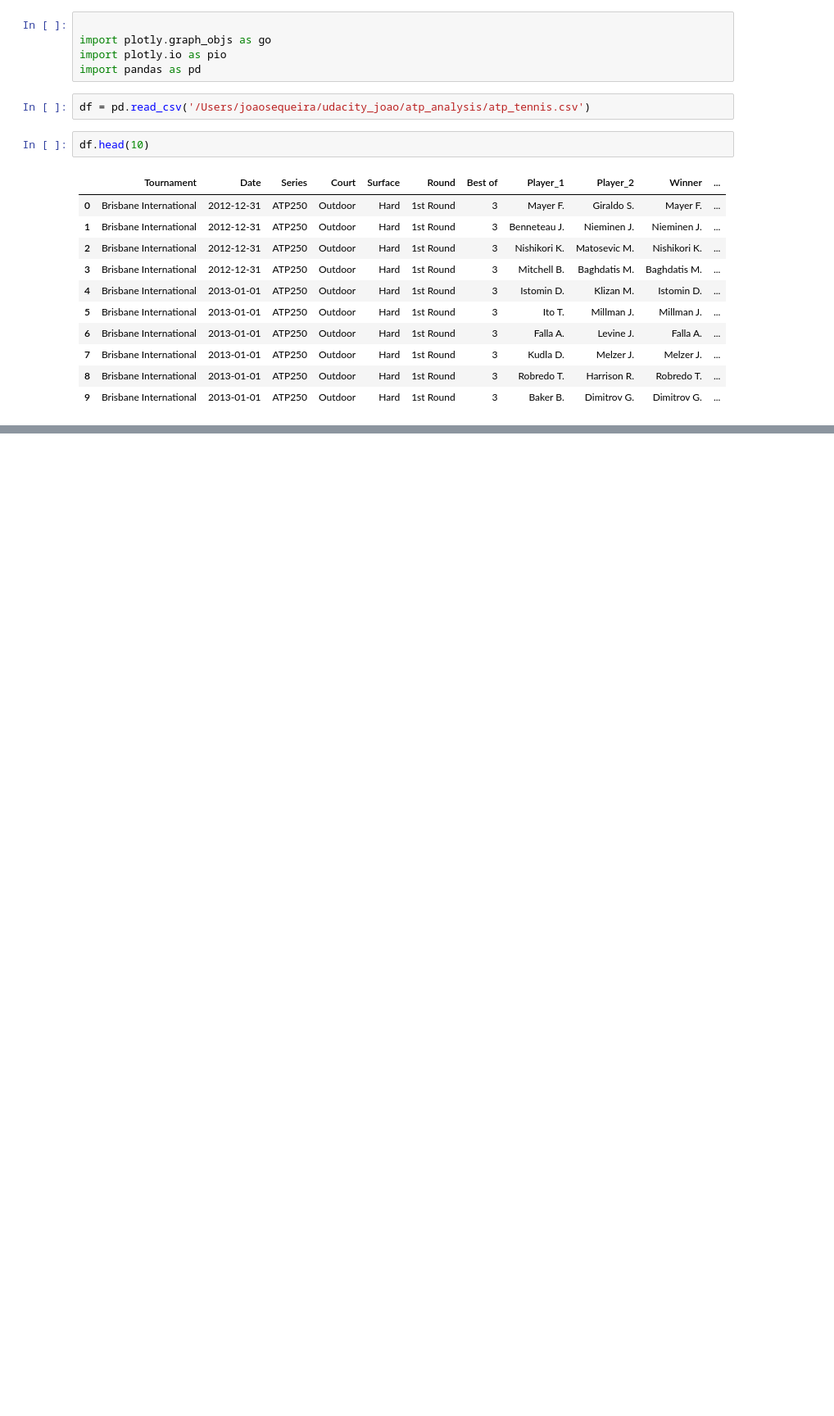
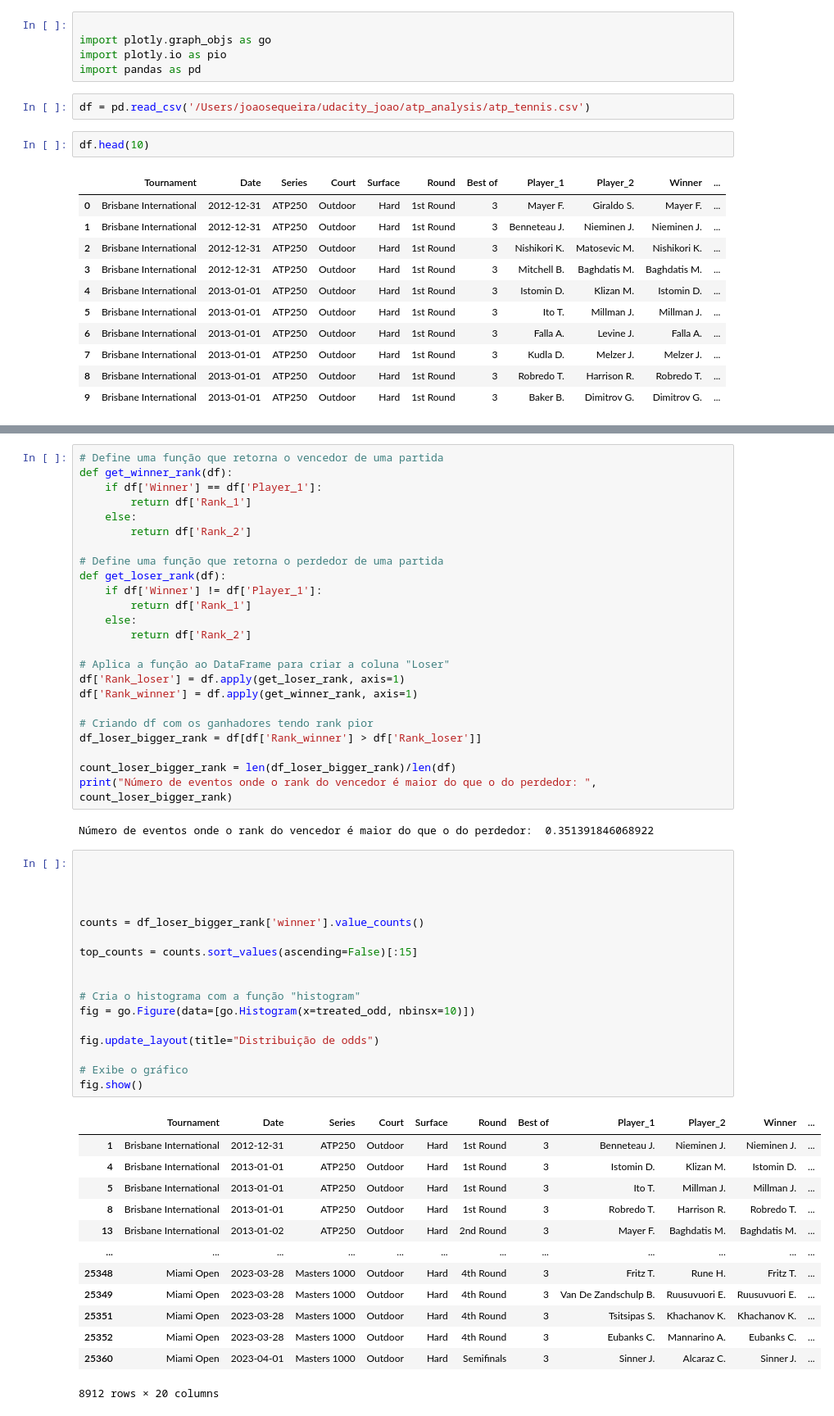
Before and after one commit to joaoalbertofs/atp_analysis, a Jupyter notebook: Analysis.ipynb, the cells around one changed output, grey strips where cells are left out. Shown at 82% size. Drawn from its saved outputs; the diff is of its cells as text; blank space fills up the shorter version.

```diff
--- a/Analysis.ipynb
+++ b/Analysis.ipynb
@@ -46,0 +89,57 @@ ValueError: Mime type rendering requires nbformat>=4.2.0 but it is not installed
+# %%
+# Define uma função que retorna o vencedor de uma partida
+def get_winner_rank(df):
+    if df['Winner'] == df['Player_1']:
+        return df['Rank_1']
+    else:
+        return df['Rank_2']
+
+# Define uma função que retorna o perdedor de uma partida
+def get_loser_rank(df):
+    if df['Winner'] != df['Player_1']:
+        return df['Rank_1']
+    else:
+        return df['Rank_2']
+
+# Aplica a função ao DataFrame para criar a coluna "Loser"
+df['Rank_loser'] = df.apply(get_loser_rank, axis=1)
+df['Rank_winner'] = df.apply(get_winner_rank, axis=1)
+
+# Criando df com os ganhadores tendo rank pior
+df_loser_bigger_rank = df[df['Rank_winner'] > df['Rank_loser']]
+
+count_loser_bigger_rank = len(df_loser_bigger_rank)/len(df)
+print("Número de eventos onde o rank do vencedor é maior do que o do perdedor: ", count_loser_bigger_rank)
+# %% [output]
+Número de eventos onde o rank do vencedor é maior do que o do perdedor:  0.351391846068922
+# %%
+
+
+
+
+counts = df_loser_bigger_rank['winner'].value_counts()
+
+top_counts = counts.sort_values(ascending=False)[:15]
+
+
+# Cria o histograma com a função "histogram"
+fig = go.Figure(data=[go.Histogram(x=treated_odd, nbinsx=10)])
+
+fig.update_layout(title="Distribuição de odds")
+
+# Exibe o gráfico
+fig.show()
+# %% [output]
+|  | Tournament | Date | Series | Court | Surface | Round | Best of | Player_1 | Player_2 | Winner | ... |
+| 1 | Brisbane International | 2012-12-31 | ATP250 | Outdoor | Hard | 1st Round | 3 | Benneteau J. | Nieminen J. | Nieminen J. | ... |
+| 4 | Brisbane International | 2013-01-01 | ATP250 | Outdoor | Hard | 1st Round | 3 | Istomin D. | Klizan M. | Istomin D. | ... |
+| 5 | Brisbane International | 2013-01-01 | ATP250 | Outdoor | Hard | 1st Round | 3 | Ito T. | Millman J. | Millman J. | ... |
+| 8 | Brisbane International | 2013-01-01 | ATP250 | Outdoor | Hard | 1st Round | 3 | Robredo T. | Harrison R. | Robredo T. | ... |
+| 13 | Brisbane International | 2013-01-02 | ATP250 | Outdoor | Hard | 2nd Round | 3 | Mayer F. | Baghdatis M. | Baghdatis M. | ... |
+| ... | ... | ... | ... | ... | ... | ... | ... | ... | ... | ... | ... |
+| 25348 | Miami Open | 2023-03-28 | Masters 1000 | Outdoor | Hard | 4th Round | 3 | Fritz T. | Rune H. | Fritz T. | ... |
+| 25349 | Miami Open | 2023-03-28 | Masters 1000 | Outdoor | Hard | 4th Round | 3 | Van De Zandschulp B. | Ruusuvuori E. | Ruusuvuori E. | ... |
+| 25351 | Miami Open | 2023-03-28 | Masters 1000 | Outdoor | Hard | 4th Round | 3 | Tsitsipas S. | Khachanov K. | Khachanov K. | ... |
+| 25352 | Miami Open | 2023-03-28 | Masters 1000 | Outdoor | Hard | 4th Round | 3 | Eubanks C. | Mannarino A. | Eubanks C. | ... |
+| 25360 | Miami Open | 2023-04-01 | Masters 1000 | Outdoor | Hard | Semifinals | 3 | Sinner J. | Alcaraz C. | Sinner J. | ... |
+8912 rows × 20 columns
```
Also changed, not shown: parts of 4 cells of this notebook.
